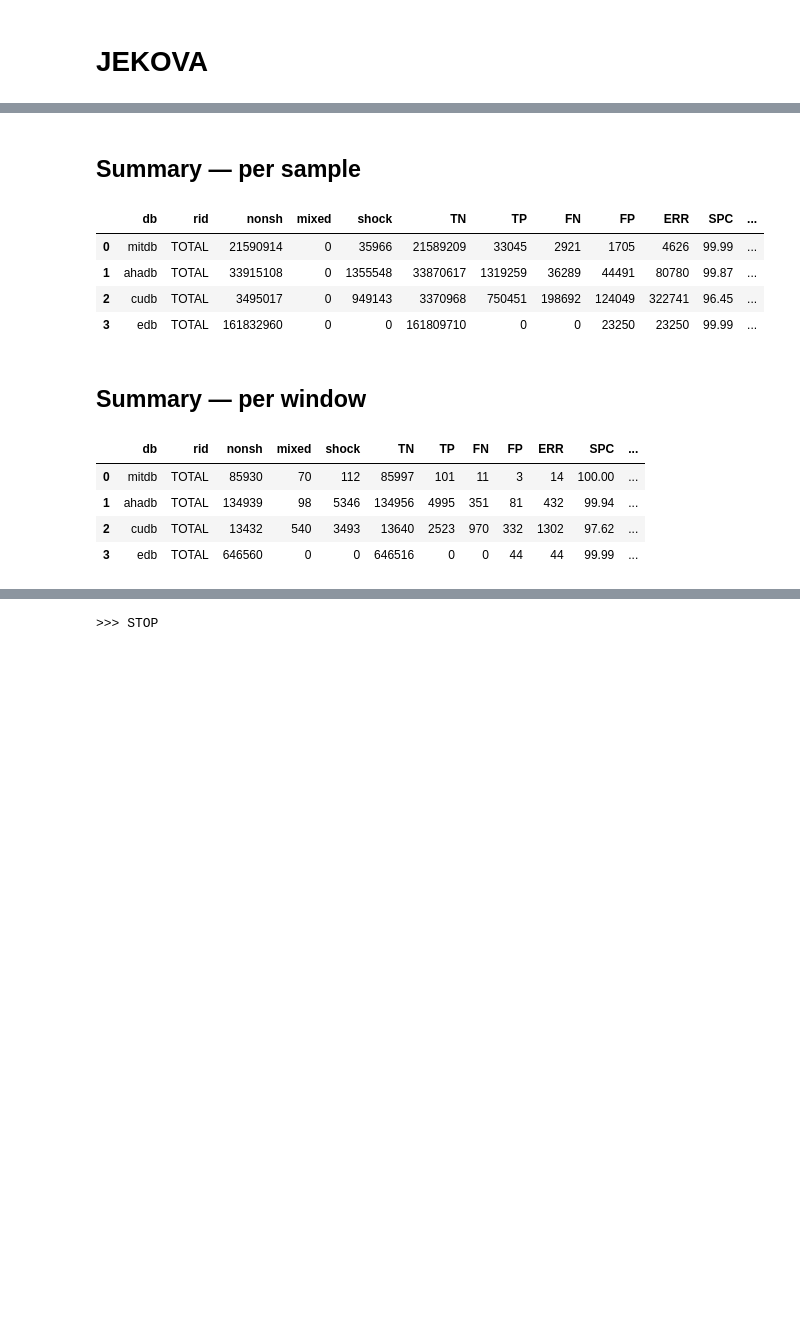
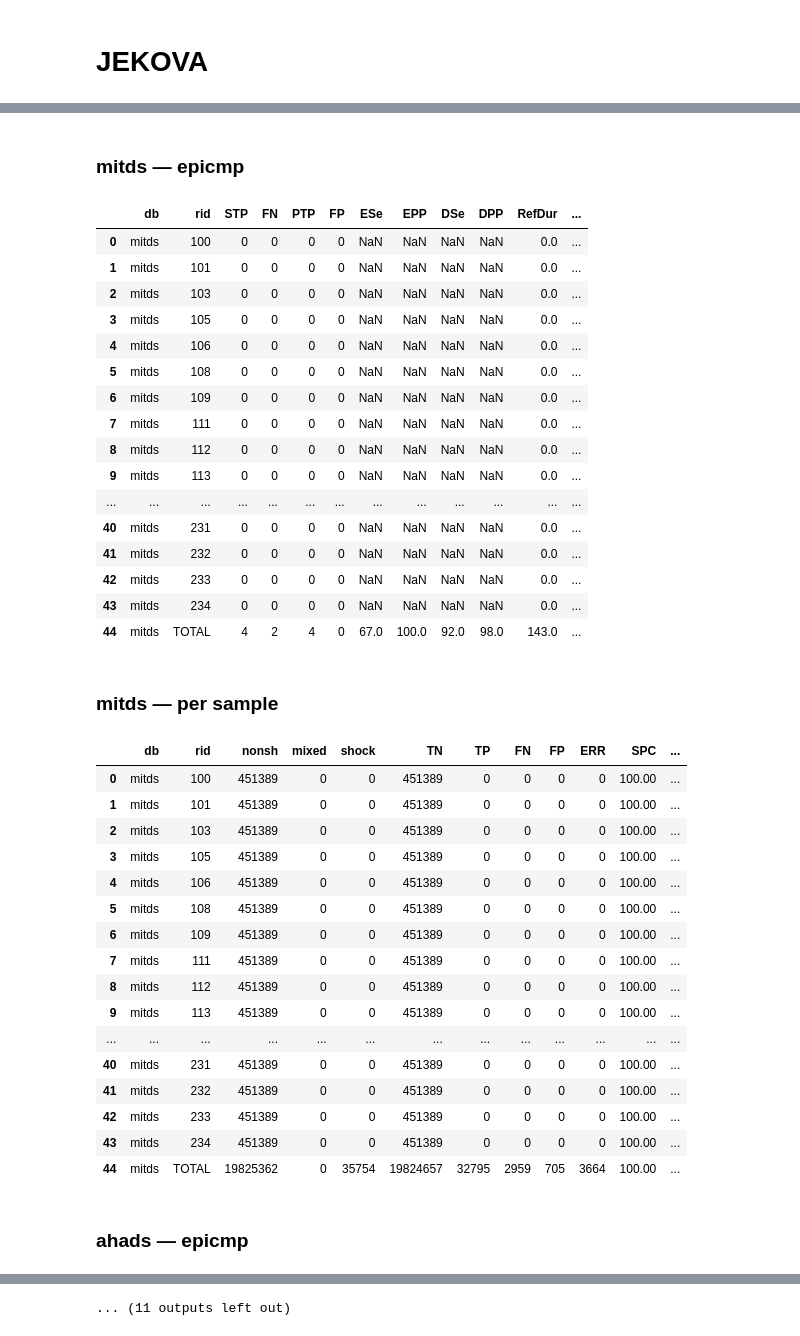
Before and after one commit to kbajalc/vfong, a Jupyter notebook: jekova/JEKOVA6.ipynb, the cells around one changed output, grey strips where cells are left out. Cells and saved outputs as stored; diff of their text form; code cells hidden in the pictures; blank space fills up the shorter version.

````diff
--- a/jekova/JEKOVA6.ipynb
+++ b/jekova/JEKOVA6.ipynb
@@ -466,9 +547,6 @@ JEKOVA_THRESHOLDS = dict(
 
     C2_MAX = 1100 * SPAN / EPOCH,
     RATIO = 210,
-
-    # not published: veto on quasi-sinusoid peaks, 2.5 peaks per second
-    PK_MIN = 2.5 * VER,
 )
 
 def Classify0(wf: pd.DataFrame, thr: dict = JEKOVA_THRESHOLDS) -> np.ndarray:
@@ -501,12 +579,9 @@ pass #def
 
 # The cascade collapses to one threshold on cnt2 (FINDINGS section 1): the c1 gate,
 # the ratio and the non-shockable rules never change an output. Same signature and
-# labels as Classify, so it drops into EvaluateWin / Evaluate unchanged. The peak
-# veto removes windows where the count is high but too few real waves are present.
+# labels as Classify, so it drops into EvaluateWin / Evaluate unchanged.
 def Classify(wf: pd.DataFrame, thr: dict = JEKOVA_THRESHOLDS) -> np.ndarray:
-    cnt2 = wf["cnt2"].to_numpy(dtype=float)
-    peak = wf["peak"].to_numpy(dtype=float)
-    return np.where((cnt2 > thr["C2_HI"]) & (peak >= thr["PK_MIN"]), "S", "N")
+    return np.where(wf["cnt2"].to_numpy(dtype=float) > thr["C2_HI"], "S", "N")
 pass #def
 # %%
 # Evaluate
@@ -628,15 +775,15 @@ pass #def
 # %%
 # PREPARE EXEC
 
-# EXG("mitdb", learn = True, cfm = True, devx = False, wrx = False)
-# EXG("ahadb", learn = True, cfm = True, devx = False, wrx = False)
+# EXG("mitds", learn = True, cfm = True, devx = False, wrx = False)
+# EXG("ahads", learn = True, cfm = True, devx = False, wrx = False)
 # EXG("cudb", learn = True, cfm = True, devx = False, wrx = False)
 # EXG("edb", learn = True, cfm = True, devx = False, wrx = False)
 # EXG("vfdb", learn = True, cfm = True, devx = False, wrx = False)
 
-USE_WFON = False
+USE_WFON = True
 USE_BUTTER = False
-DATABASES = ["mitdb", "ahadb", "cudb","edb"] # , "vfdb"]
+DATABASES = ["mitds", "ahads", "cudb","edb"] # , "vfdb"]
 
 for db in DATABASES:
     print(db)
@@ -650,38 +797,68 @@ edb
 # %%
 # EVAL EXEC
 
-wins, samp = [], []
+wins, samp, epis = [], [], []
 for db in DATABASES:
     df8 = pd.read_csv(f"../work/vfib/{db}_df{VER}.tsv", sep="\t")
     # rw = EvaluateWin(df8)
-    rw, rs = Evaluate(df8)
+    rw, rs, re = Evaluate(df8)
     if db in DATABASES:
         # display(Markdown(f"### {db} — per window"));   display(rw)
-        # display(Markdown(f"### {db} — per sample"));   display(rs)
+        display(Markdown(f"### {db} — epicmp"));       display(re)
+        display(Markdown(f"### {db} — per sample"));   display(rs)
         pass
     pass #if
     wins.append(rw[rw["rid"] == "TOTAL"])
     samp.append(rs[rs["rid"] == "TOTAL"])
+    epis.append(re[re["rid"] == "TOTAL"])
 pass #for
+
+display(Markdown("## Summary — epicmp"))
+display(pd.concat(epis, ignore_index=True))
 
 display(Markdown("## Summary — per sample"))
 display(pd.concat(samp, ignore_index=True))
 
 # summary: the TOTAL row of every database, window vs sample
 display(Markdown("## Summary — per window"))
 display(pd.concat(wins, ignore_index=True))
 
 Stop()
 # %% [output]
-## Summary — per sample
+### mitds — epicmp
-|  | db | rid | nonsh | mixed | shock | TN | TP | FN | FP | ERR | SPC | ... |
-| 0 | mitdb | TOTAL | 21590914 | 0 | 35966 | 21589209 | 33045 | 2921 | 1705 | 4626 | 99.99 | ... |
-| 1 | ahadb | TOTAL | 33915108 | 0 | 1355548 | 33870617 | 1319259 | 36289 | 44491 | 80780 | 99.87 | ... |
-| 2 | cudb | TOTAL | 3495017 | 0 | 949143 | 3370968 | 750451 | 198692 | 124049 | 322741 | 96.45 | ... |
-| 3 | edb | TOTAL | 161832960 | 0 | 0 | 161809710 | 0 | 0 | 23250 | 23250 | 99.99 | ... |
+|  | db | rid | STP | FN | PTP | FP | ESe | EPP | DSe | DPP | RefDur | ... |
+| 0 | mitds | 100 | 0 | 0 | 0 | 0 | NaN | NaN | NaN | NaN | 0.0 | ... |
+| 1 | mitds | 101 | 0 | 0 | 0 | 0 | NaN | NaN | NaN | NaN | 0.0 | ... |
+| 2 | mitds | 103 | 0 | 0 | 0 | 0 | NaN | NaN | NaN | NaN | 0.0 | ... |
+| 3 | mitds | 105 | 0 | 0 | 0 | 0 | NaN | NaN | NaN | NaN | 0.0 | ... |
+| 4 | mitds | 106 | 0 | 0 | 0 | 0 | NaN | NaN | NaN | NaN | 0.0 | ... |
+| 5 | mitds | 108 | 0 | 0 | 0 | 0 | NaN | NaN | NaN | NaN | 0.0 | ... |
+| 6 | mitds | 109 | 0 | 0 | 0 | 0 | NaN | NaN | NaN | NaN | 0.0 | ... |
+| 7 | mitds | 111 | 0 | 0 | 0 | 0 | NaN | NaN | NaN | NaN | 0.0 | ... |
+| 8 | mitds | 112 | 0 | 0 | 0 | 0 | NaN | NaN | NaN | NaN | 0.0 | ... |
+| 9 | mitds | 113 | 0 | 0 | 0 | 0 | NaN | NaN | NaN | NaN | 0.0 | ... |
+| ... | ... | ... | ... | ... | ... | ... | ... | ... | ... | ... | ... | ... |
+| 40 | mitds | 231 | 0 | 0 | 0 | 0 | NaN | NaN | NaN | NaN | 0.0 | ... |
+| 41 | mitds | 232 | 0 | 0 | 0 | 0 | NaN | NaN | NaN | NaN | 0.0 | ... |
+| 42 | mitds | 233 | 0 | 0 | 0 | 0 | NaN | NaN | NaN | NaN | 0.0 | ... |
+| 43 | mitds | 234 | 0 | 0 | 0 | 0 | NaN | NaN | NaN | NaN | 0.0 | ... |
+| 44 | mitds | TOTAL | 4 | 2 | 4 | 0 | 67.0 | 100.0 | 92.0 | 98.0 | 143.0 | ... |
-## Summary — per window
+### mitds — per sample
 |  | db | rid | nonsh | mixed | shock | TN | TP | FN | FP | ERR | SPC | ... |
-| 0 | mitdb | TOTAL | 85930 | 70 | 112 | 85997 | 101 | 11 | 3 | 14 | 100.00 | ... |
-| 1 | ahadb | TOTAL | 134939 | 98 | 5346 | 134956 | 4995 | 351 | 81 | 432 | 99.94 | ... |
-| 2 | cudb | TOTAL | 13432 | 540 | 3493 | 13640 | 2523 | 970 | 332 | 1302 | 97.62 | ... |
-| 3 | edb | TOTAL | 646560 | 0 | 0 | 646516 | 0 | 0 | 44 | 44 | 99.99 | ... |
+| 0 | mitds | 100 | 451389 | 0 | 0 | 451389 | 0 | 0 | 0 | 0 | 100.00 | ... |
+| 1 | mitds | 101 | 451389 | 0 | 0 | 451389 | 0 | 0 | 0 | 0 | 100.00 | ... |
+| 2 | mitds | 103 | 451389 | 0 | 0 | 451389 | 0 | 0 | 0 | 0 | 100.00 | ... |
+| 3 | mitds | 105 | 451389 | 0 | 0 | 451389 | 0 | 0 | 0 | 0 | 100.00 | ... |
+| 4 | mitds | 106 | 451389 | 0 | 0 | 451389 | 0 | 0 | 0 | 0 | 100.00 | ... |
+| 5 | mitds | 108 | 451389 | 0 | 0 | 451389 | 0 | 0 | 0 | 0 | 100.00 | ... |
+| 6 | mitds | 109 | 451389 | 0 | 0 | 451389 | 0 | 0 | 0 | 0 | 100.00 | ... |
+| 7 | mitds | 111 | 451389 | 0 | 0 | 451389 | 0 | 0 | 0 | 0 | 100.00 | ... |
+| 8 | mitds | 112 | 451389 | 0 | 0 | 451389 | 0 | 0 | 0 | 0 | 100.00 | ... |
+| 9 | mitds | 113 | 451389 | 0 | 0 | 451389 | 0 | 0 | 0 | 0 | 100.00 | ... |
+| ... | ... | ... | ... | ... | ... | ... | ... | ... | ... | ... | ... | ... |
+| 40 | mitds | 231 | 451389 | 0 | 0 | 451389 | 0 | 0 | 0 | 0 | 100.00 | ... |
+| 41 | mitds | 232 | 451389 | 0 | 0 | 451389 | 0 | 0 | 0 | 0 | 100.00 | ... |
+| 42 | mitds | 233 | 451389 | 0 | 0 | 451389 | 0 | 0 | 0 | 0 | 100.00 | ... |
+| 43 | mitds | 234 | 451389 | 0 | 0 | 451389 | 0 | 0 | 0 | 0 | 100.00 | ... |
+| 44 | mitds | TOTAL | 19825362 | 0 | 35754 | 19824657 | 32795 | 2959 | 705 | 3664 | 100.00 | ... |
+### ahads — epicmp
@@ -688,4 +936,4 @@ Stop()
->>> STOP
+... (11 outputs left out)
 # %% [markdown]
 ```go
 #	db	rid	nonsh	mixed	shock	TN	TP	FN	FP	ERR	SPC	SEN	PPV	F1
````
Also changed, not shown: parts of 6 cells of this notebook, 1 other file.
